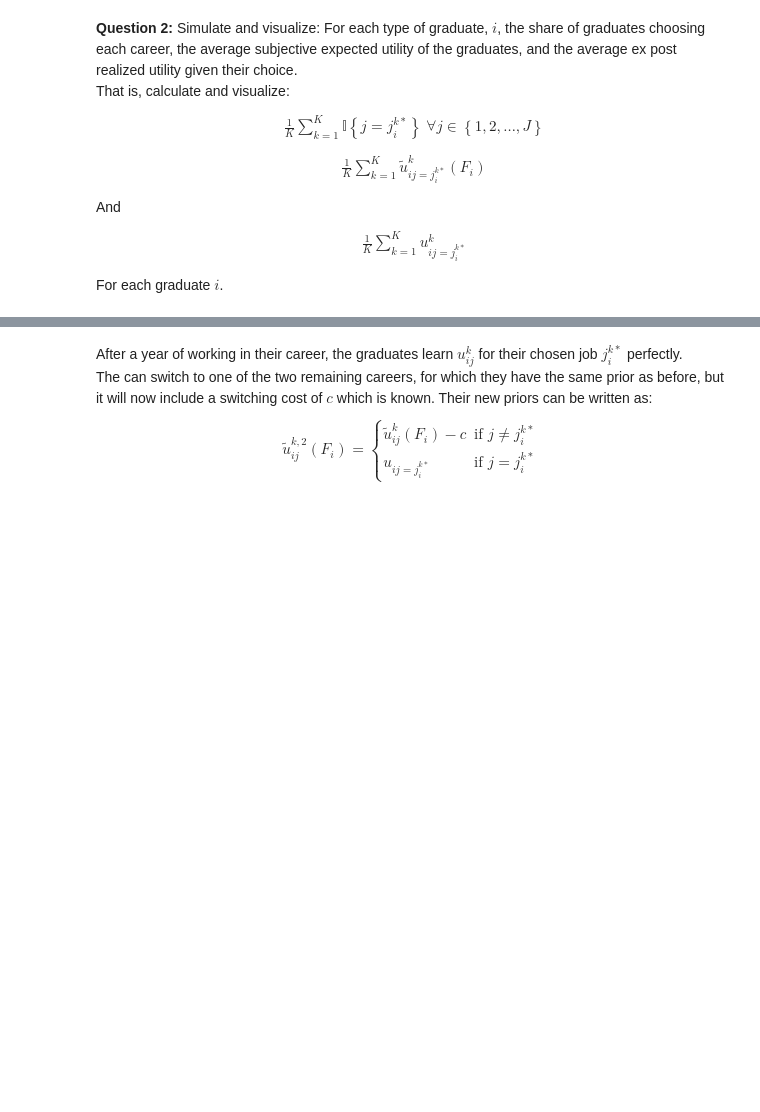
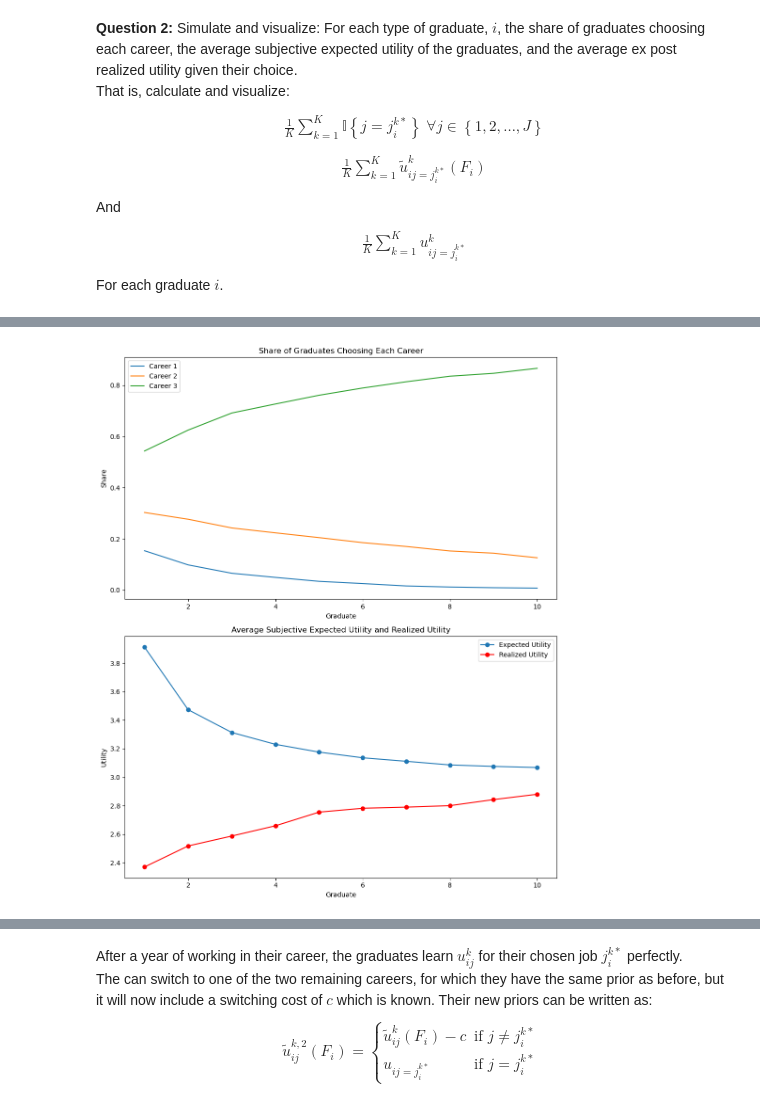
Before and after one commit to NumEconCopenhagen/projects-2024-daniel-og-lukas, a Jupyter notebook: examproject/exam_2024.ipynb, the cells around one changed output, grey strips where cells are left out. Cells and saved outputs as stored; diff of their text form; code cells hidden in the pictures; blank space fills up the shorter version.

```diff
--- a/examproject/exam_2024.ipynb
+++ b/examproject/exam_2024.ipynb
@@ -482,0 +368,65 @@ Text(0.5, 1.0, 'Average Realized Utility for Each Career')
+# %%
+# Initialize arrays to store results
+choices = np.zeros((par.N, par.J))
+expected_utilities = np.zeros(par.N)
+realized_utilities = np.zeros(par.N)
+
+# Simulate the process for K iterations
+for k in range(par.K):
+    for i in range(par.N):
+        Fi = par.F[i]
+        prior_expected_utility = np.zeros(par.J)
+
+        for j in range(par.J):
+            epsilon_friends = np.random.normal(0, par.sigma, Fi)
+            prior_expected_utility[j] = par.v[j] + np.mean(epsilon_friends)
+
+        epsilon_individual = np.random.normal(0, par.sigma, par.J)
+
+        chosen_career = np.argmax(prior_expected_utility)
+        choices[i, chosen_career] += 1
+
+        expected_utilities[i] += prior_expected_utility[chosen_career]
+        realized_utilities[i] += par.v[chosen_career] + epsilon_individual[chosen_career]
+
+# Calculate averages
+choices /= par.K
+expected_utilities /= par.K
+realized_utilities /= par.K
+
+# Prepare data for visualization
+results = pd.DataFrame({
+    'Graduate': np.arange(1, par.N + 1),
+    'Expected Utility': expected_utilities,
+    'Realized Utility': realized_utilities,
+})
+
+for j in range(par.J):
+    results[f'Share Choosing Career {j + 1}'] = choices[:, j]
+
+# Visualize results
+fig, axs = plt.subplots(2, 1, figsize=(10, 12))
+
+# Plot the share of graduates choosing each career
+for j in range(par.J):
+    axs[0].plot(results['Graduate'], results[f'Share Choosing Career {j + 1}'], label=f'Career {j + 1}')
+axs[0].set_title('Share of Graduates Choosing Each Career')
+axs[0].set_xlabel('Graduate')
+axs[0].set_ylabel('Share')
+axs[0].legend()
+
+# Plot the average subjective expected utility and the average ex post realized utility
+axs[1].plot(results['Graduate'], results['Expected Utility'], marker='o', label='Expected Utility')
+axs[1].plot(results['Graduate'], results['Realized Utility'], marker='o', color='r', label='Realized Utility')
+axs[1].set_title('Average Subjective Expected Utility and Realized Utility')
+axs[1].set_xlabel('Graduate')
+axs[1].set_ylabel('Utility')
+axs[1].legend()
+
+plt.tight_layout()
+plt.show()
+
+
+print(results)
+# %% [output]
+[figure, added]
```
Also changed, not shown: parts of 9 cells of this notebook, 2 other files.
